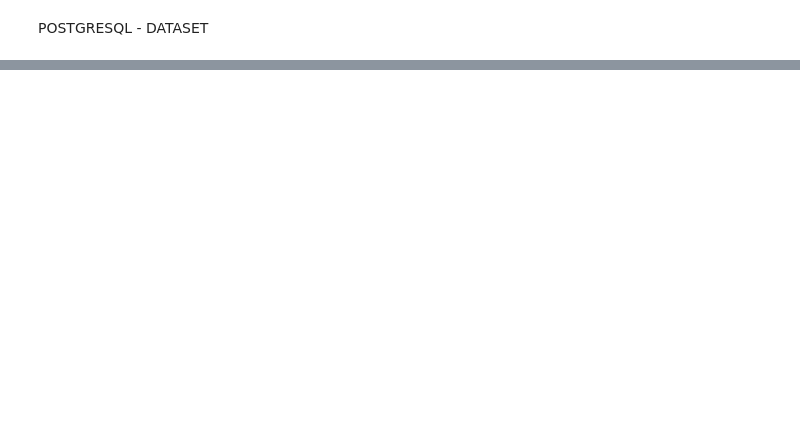
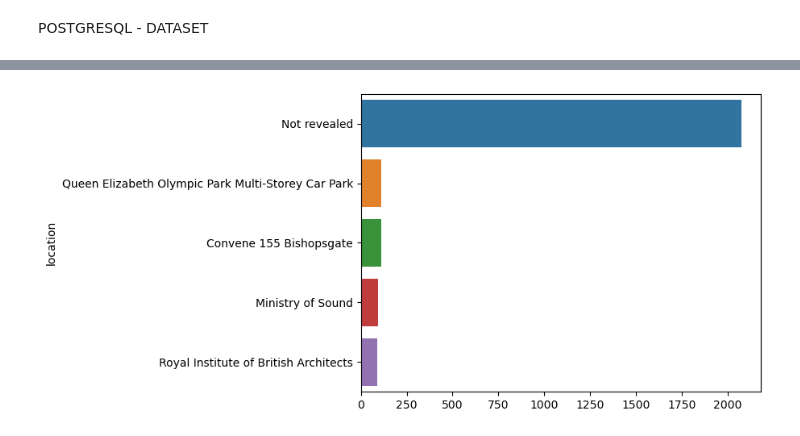
Before and after one commit to maansesharma/london-events-, a Jupyter notebook: my_data_set.ipynb, the cells around one changed output, grey strips where cells are left out. Drawn from its saved outputs; the diff is of its cells as text; code cells hidden in the pictures; blank space fills up the shorter version.

```diff
--- a/my_data_set.ipynb
+++ b/my_data_set.ipynb
@@ -395,0 +299,7 @@ conn = sqlalchemy.connect
+# %%
+#TOP FICE LOCATIONS FOR EVENT
+top_locc = dd['location'].value_counts().head(5)
+sns.barplot(x = top_locc.values , y = top_locc.index)
+plt.show()
+# %% [output]
+[figure, added]
```
Also changed, not shown: parts of 52 cells of this notebook, 1 other file.
